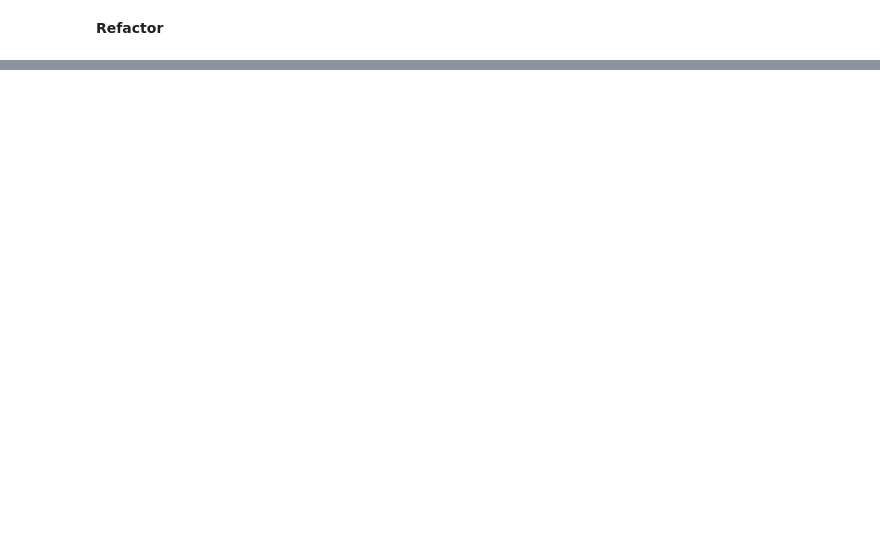
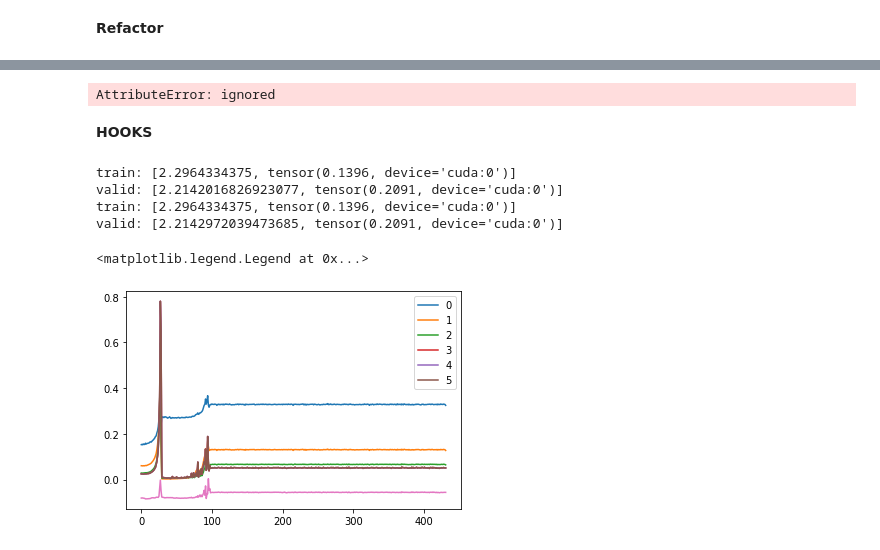
Before and after one commit to Hlompho-Dash/first_try_of_fastai, a Jupyter notebook: 06_cuda_cnn_hooks_init.ipynb, the cells around one changed output, grey strips where cells are left out. Drawn from its saved outputs; the diff is of its cells as text; code cells hidden in the pictures; blank space fills up the shorter version.

```diff
--- a/06_cuda_cnn_hooks_init.ipynb
+++ b/06_cuda_cnn_hooks_init.ipynb
@@ -173,0 +190,11 @@ Wall time: 12.2 s
+# %%
+nfs = [8,16,32,32]
+# %%
+def get_cnn_layers(data, nfs):
+   nfs = [1] + nfs
+   return [
+      conv2d(nfs[i], nfs[i+1], 5 if i ==0 else 3)
+      for i in range(len(nfs)-1)
+   ] + [nn.AdaptiveAvgPool2d(1), Lambda(flatten), nn.Linear(nfs[-1], data.c)]
+
+def get_cnn_model(data,nfs): return nn.Sequential(*get_cnn_layers(data, nfs))
@@ -173,0 +231,38 @@ Wall time: 12.2 s
+# %%
+run.fit(3, learn)
+# %% [output]
+AttributeError: ignored
+# %% [markdown]
+**HOOKS**
+# %%
+class SequentialModel(nn.Module):
+  def __init__(self, *layers):
+    super().__init__()
+    self.layers = nn.ModuleList(layers)
+    self.act_means = [[] for _ in layers]
+    self.act_stds  = [[] for _ in layers]
+
+  def __call__(self, x):
+    for i,l in enumerate(self.layers):
+      x = l(x)
+      self.act_means[i].append(x.data.mean())
+      self.act_stds [i].append(x.data.std ())
+    return x
+
+  def __iter__(self): return iter(self.layers)
+# %%
+model = SequentialModel(*get_cnn_layers(data, nfs))
+learn, run = get_runner(model, data, lr=0.9, cbs = cbfs)
+# %%
+run.fit(2,learn)
+# %% [output]
+train: [2.2964334375, tensor(0.1396, device='cuda:0')]
+valid: [2.2142016826923077, tensor(0.2091, device='cuda:0')]
+train: [2.2964334375, tensor(0.1396, device='cuda:0')]
+valid: [2.2142972039473685, tensor(0.2091, device='cuda:0')]
+# %%
+for l in model.act_means: plt.plot(l)
+plt.legend(range(6))
+# %% [output]
+<matplotlib.legend.Legend at 0x...>
+[figure, added]
```
Also changed, not shown: parts of 14 cells of this notebook.
